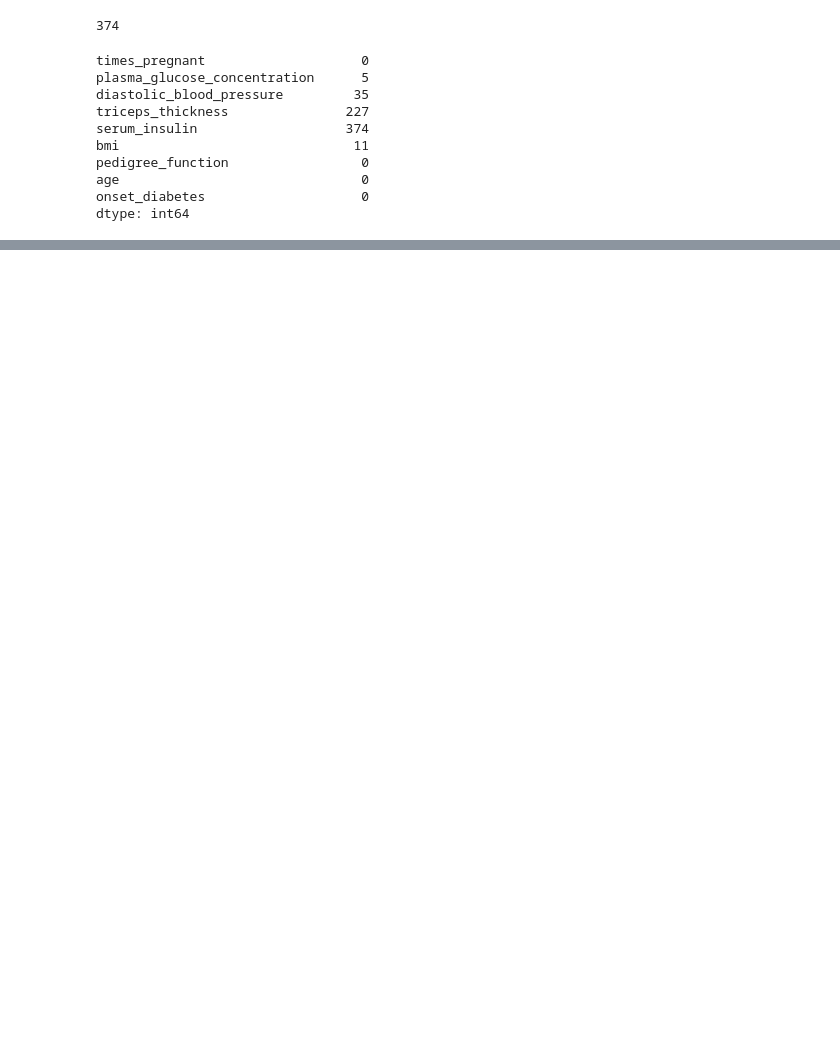
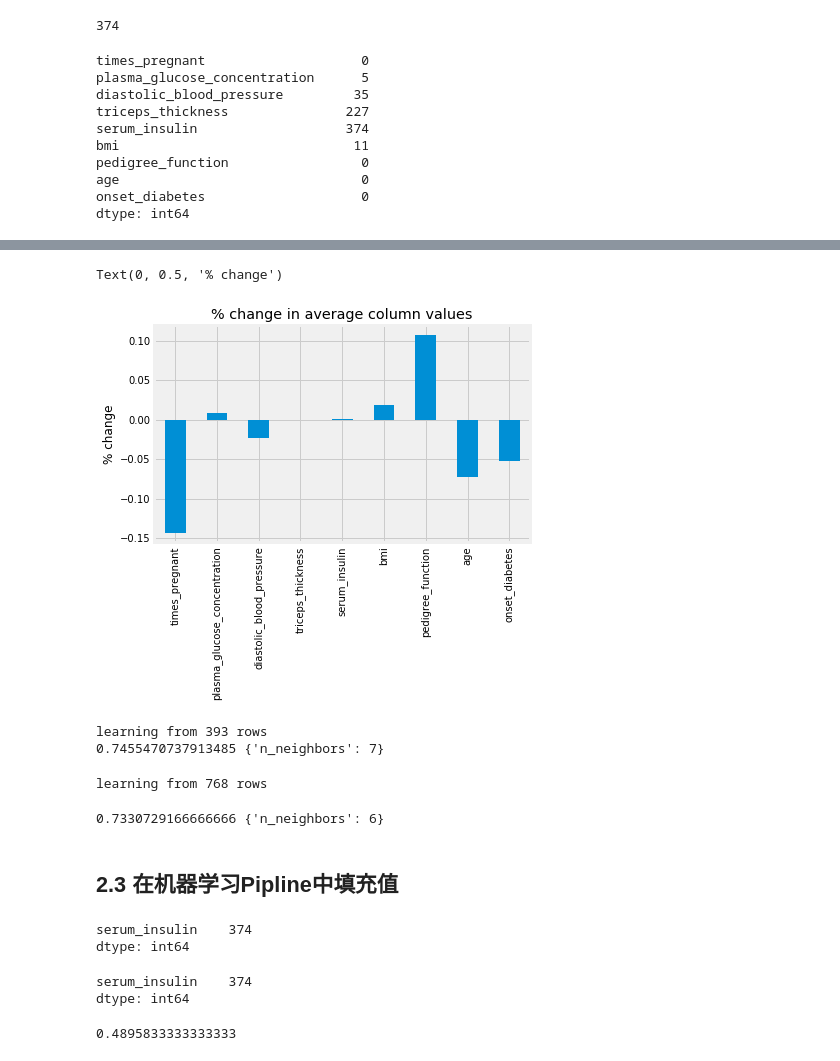
Before and after one commit to SuperSupeng/Data-analysis-with-python, a Jupyter notebook: dataAnalysis/Feature understanding/Feature enhanced.ipynb, the cells around one changed output, grey strips where cells are left out. Cells and saved outputs as stored; diff of their text form; code cells hidden in the pictures; blank space fills up the shorter version.

```diff
--- a/dataAnalysis/Feature understanding/Feature enhanced.ipynb
+++ b/dataAnalysis/Feature understanding/Feature enhanced.ipynb
@@ -133,0 +175,3 @@ dtype: int64
+# %%
+pima['plasma_glucose_concentration'].fillna(pima['plasma_glucose_concentration'].mean(), inplace=True)
+#用均值填充缺失值
@@ -133,0 +252,3 @@ dtype: int64
+# %%
+#删除缺失值
+pima_dropped = pima.dropna()
@@ -133,0 +310,65 @@ dtype: int64
+# %%
+ax = ((pima_dropped.mean() - pima.mean()) / pima.mean()).plot(kind='bar', title='% change in average column values')
+ax.set_ylabel('% change')
+# %% [output]
+Text(0, 0.5, '% change')
+[figure, added]
+# %%
+from sklearn.neighbors import KNeighborsClassifier
+from sklearn.model_selection import GridSearchCV
+
+X_dropped = pima_dropped.drop('onset_diabetes', axis=1)
+print("learning from {} rows".format(X_dropped.shape[0]))
+y_dropped = pima_dropped['onset_diabetes']
+
+# KNN parameters to try
+knn_params = {'n_neighbors':[1, 2, 3, 4, 5, 6, 7]}
+
+knn = KNeighborsClassifier()
+grid = GridSearchCV(knn, knn_params)
+grid.fit(X_dropped, y_dropped)
+
+print(grid.best_score_, grid.best_params_)
+# %% [output]
+learning from 393 rows
+0.7455470737913485 {'n_neighbors': 7}
+# %%
+pima_zero = pima.fillna(0)  # impute values with 0
+
+X_zero = pima_zero.drop('onset_diabetes', axis=1)
+print("learning from {} rows".format(X_zero.shape[0]))
+y_zero = pima_zero['onset_diabetes']
+
+knn_params = {'n_neighbors':[1, 2, 3, 4, 5, 6, 7]}
+grid = GridSearchCV(knn, knn_params)
+grid.fit(X_zero, y_zero)
+
+print(grid.best_score_, grid.best_params_)
+# %% [output]
+learning from 768 rows
+0.7330729166666666 {'n_neighbors': 6}
+# %% [markdown]
+## 2.3 在机器学习Pipline中填充值
+# %%
+from sklearn.model_selection import train_test_split
+
+X = pima[['serum_insulin']].copy()
+y = pima['onset_diabetes'].copy()
+
+X.isnull().sum()
+# %% [output]
+serum_insulin    374
+dtype: int64
+# %%
+#先处理训练集再处理测试集，而不是直接对整个数据集进行操作
+from sklearn.model_selection import train_test_split
+
+X = pima[['serum_insulin']].copy()
+y = pima['onset_diabetes'].copy()
+
+X_train, X_test, y_train, y_test = train_test_split(X, y, random_state=99)
+
+X.isnull().sum()
+# %% [output]
+serum_insulin    374
+dtype: int64
@@ -133,0 +379,8 @@ dtype: int64
+# %%
+knn = KNeighborsClassifier()
+
+knn.fit(X_train, y_train)
+
+knn.score(X_test, y_test)
+# %% [output]
+0.4895833333333333
```
Also changed, not shown: parts of 37 cells of this notebook.
